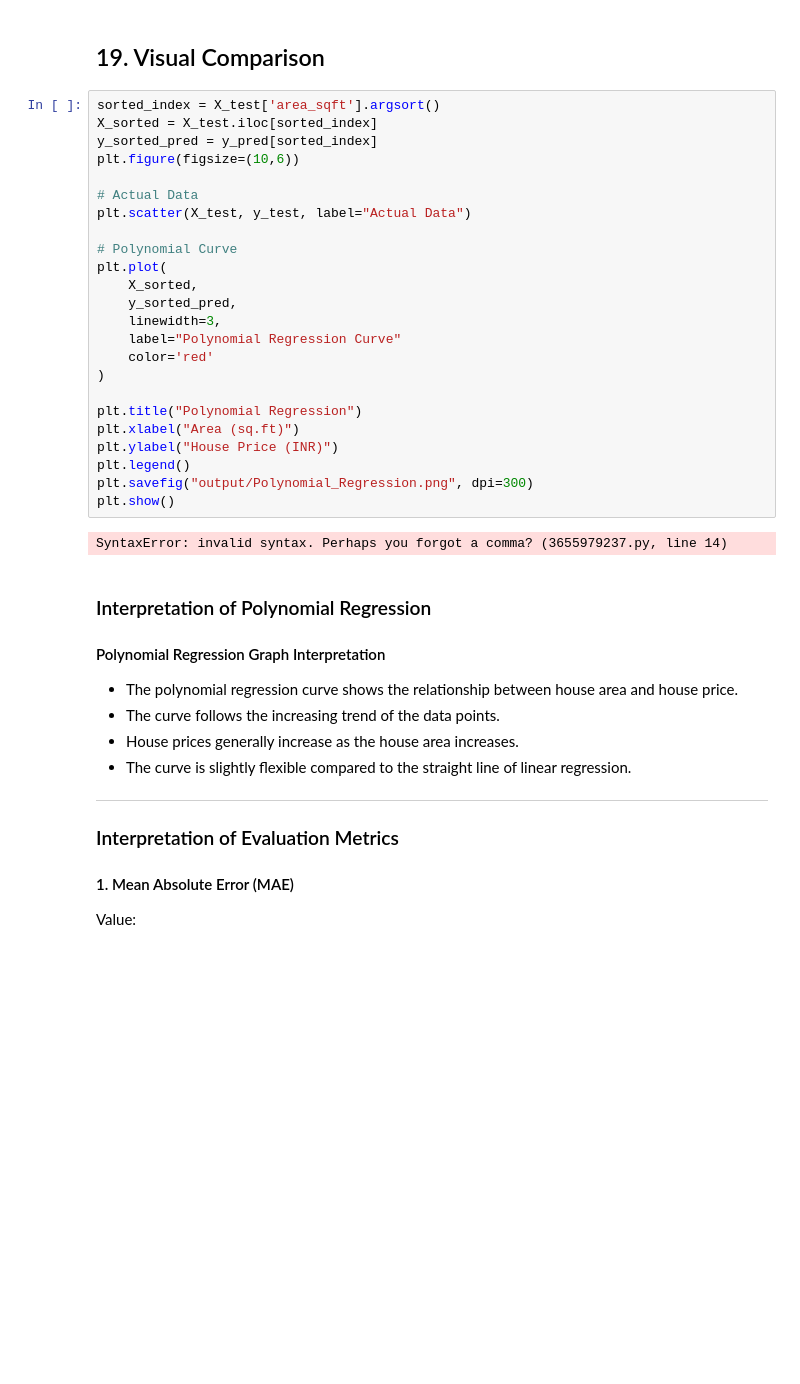
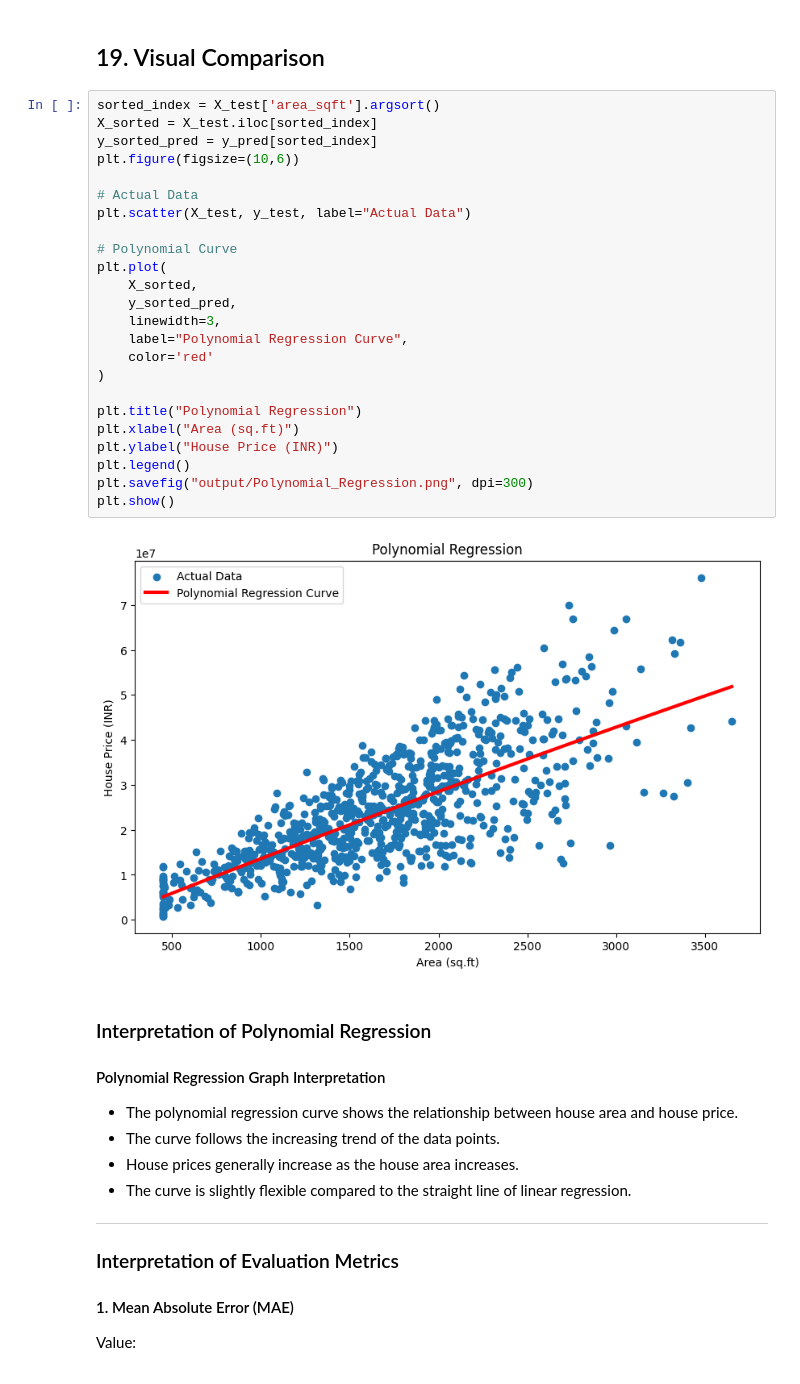
Before and after one commit to isamaliya16/Predictive_Insights_Engine, a Jupyter notebook: PR1_Predictive_Insights_Engine.ipynb, the cells around one changed output. Cells and saved outputs as stored; diff of their text form; blank space fills up the shorter version.

```diff
--- a/PR1_Predictive_Insights_Engine.ipynb
+++ b/PR1_Predictive_Insights_Engine.ipynb
@@ -781,29 +781,29 @@ Adjusted R2 Score : 0.5611225100067587
 # %%
 sorted_index = X_test['area_sqft'].argsort()
 X_sorted = X_test.iloc[sorted_index]
 y_sorted_pred = y_pred[sorted_index]
 plt.figure(figsize=(10,6))
 
 # Actual Data
 plt.scatter(X_test, y_test, label="Actual Data")
 
 # Polynomial Curve
 plt.plot(
     X_sorted,
     y_sorted_pred,
     linewidth=3,
-    label="Polynomial Regression Curve"
+    label="Polynomial Regression Curve",
     color='red'
 )
 
 plt.title("Polynomial Regression")
 plt.xlabel("Area (sq.ft)")
 plt.ylabel("House Price (INR)")
 plt.legend()
 plt.savefig("output/Polynomial_Regression.png", dpi=300)
 plt.show()
 # %% [output]
-SyntaxError: invalid syntax. Perhaps you forgot a comma? (3655979237.py, line 14)
+[figure, added]
 # %% [markdown]
 ### Interpretation of Polynomial Regression
 
```
Also changed, not shown: parts of 5 cells of this notebook.
